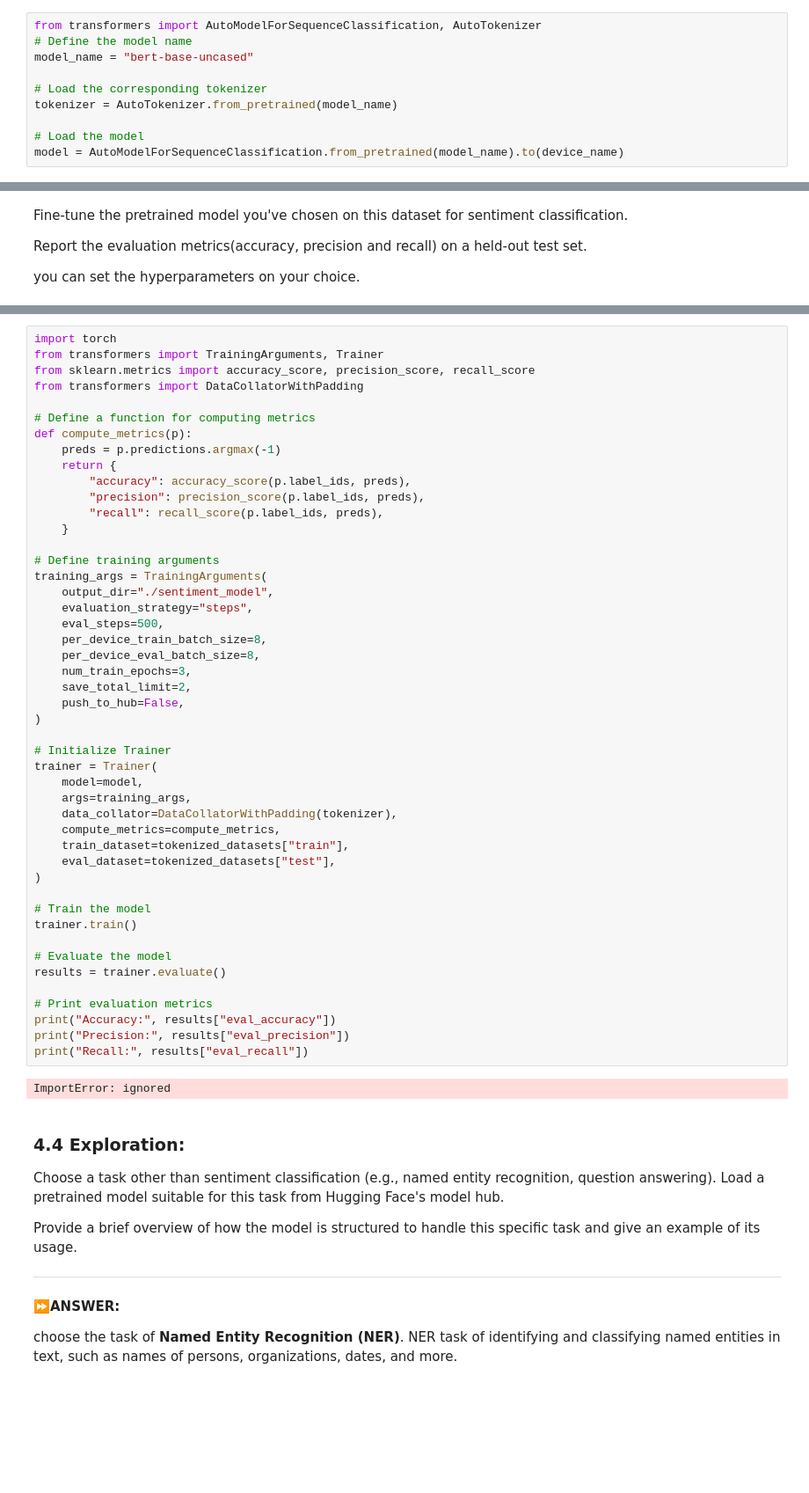
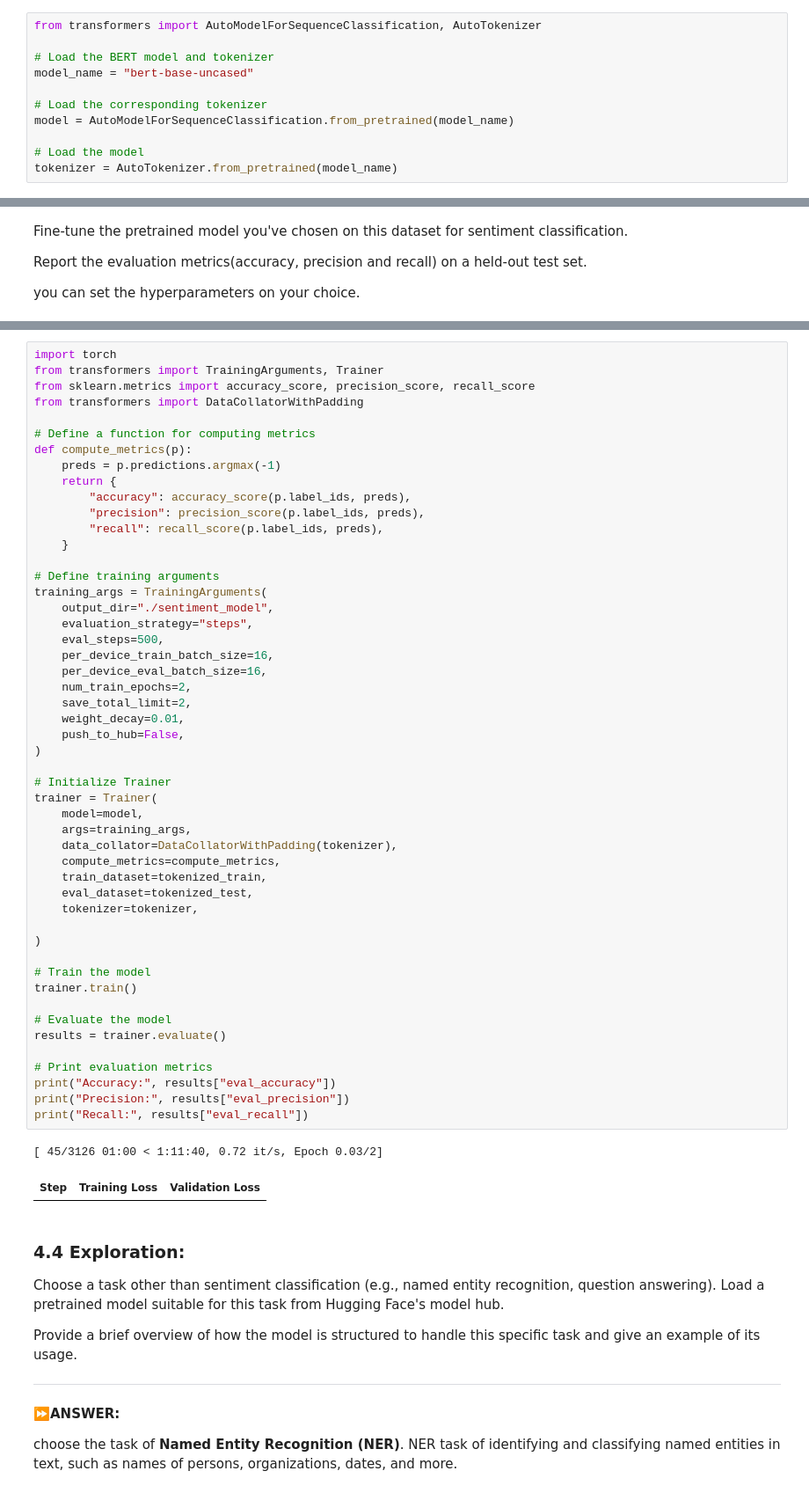
Before and after one commit to peyman886/NLP, a Jupyter notebook: YaghoubZadeh 1402-2/HomeWork/HW1/NLP_assignment_1.ipynb, the cells around one changed output, grey strips where cells are left out. Shown at 88% size. Saved outputs shown, nothing was run; the diff lists cells and outputs as text; blank space fills up the shorter version.

```diff
--- a/YaghoubZadeh 1402-2/HomeWork/HW1/NLP_assignment_1.ipynb
+++ b/YaghoubZadeh 1402-2/HomeWork/HW1/NLP_assignment_1.ipynb
@@ -768,12 +769,13 @@ The BERT (Bidirectional Encoder Representations from Transformers) model belongs
 8. **State-of-the-Art Performance**: BERT has achieved state-of-the-art results on a wide range of NLP tasks, setting new benchmarks for tasks like natural language inference, sentiment analysis, machine translation, and more.
 # %%
 from transformers import AutoModelForSequenceClassification, AutoTokenizer
-# Define the model name
+
+# Load the BERT model and tokenizer
 model_name = "bert-base-uncased"
 
 # Load the corresponding tokenizer
-tokenizer = AutoTokenizer.from_pretrained(model_name)
+model = AutoModelForSequenceClassification.from_pretrained(model_name)
 
 # Load the model
-model = AutoModelForSequenceClassification.from_pretrained(model_name).to(device_name)
+tokenizer = AutoTokenizer.from_pretrained(model_name)
 # %% [output]
@@ -910,39 +884,43 @@ def compute_metrics(p):
     }
 
 # Define training arguments
 training_args = TrainingArguments(
     output_dir="./sentiment_model",
     evaluation_strategy="steps",
     eval_steps=500,
-    per_device_train_batch_size=8,
-    per_device_eval_batch_size=8,
-    num_train_epochs=3,
+    per_device_train_batch_size=16,
+    per_device_eval_batch_size=16,
+    num_train_epochs=2,
     save_total_limit=2,
+    weight_decay=0.01,
     push_to_hub=False,
 )
 
 # Initialize Trainer
 trainer = Trainer(
     model=model,
     args=training_args,
     data_collator=DataCollatorWithPadding(tokenizer),
     compute_metrics=compute_metrics,
-    train_dataset=tokenized_datasets["train"],
-    eval_dataset=tokenized_datasets["test"],
+    train_dataset=tokenized_train,
+    eval_dataset=tokenized_test,
+    tokenizer=tokenizer,
+
 )
 
 # Train the model
 trainer.train()
 
 # Evaluate the model
 results = trainer.evaluate()
 
 # Print evaluation metrics
 print("Accuracy:", results["eval_accuracy"])
 print("Precision:", results["eval_precision"])
 print("Recall:", results["eval_recall"])
 # %% [output]
-ImportError: ignored
+[ 45/3126 01:00 < 1:11:40, 0.72 it/s, Epoch 0.03/2]
+| Step | Training Loss | Validation Loss |
 # %% [markdown]
 ### 4.4 Exploration:
 
```
Also changed, not shown: parts of 6 cells of this notebook.
